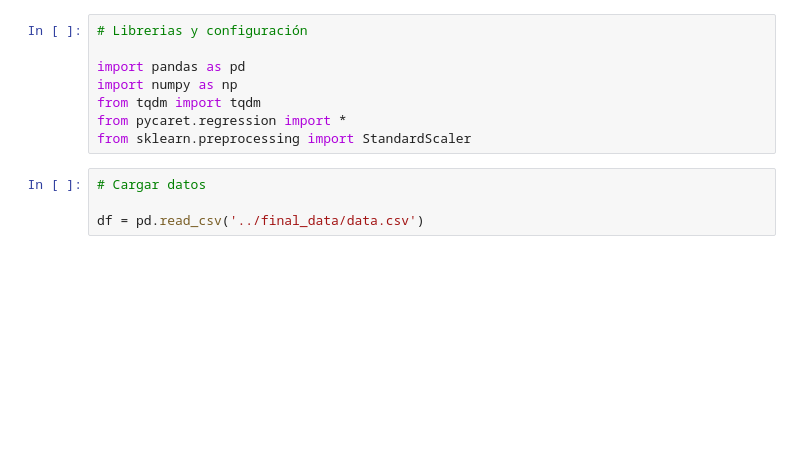
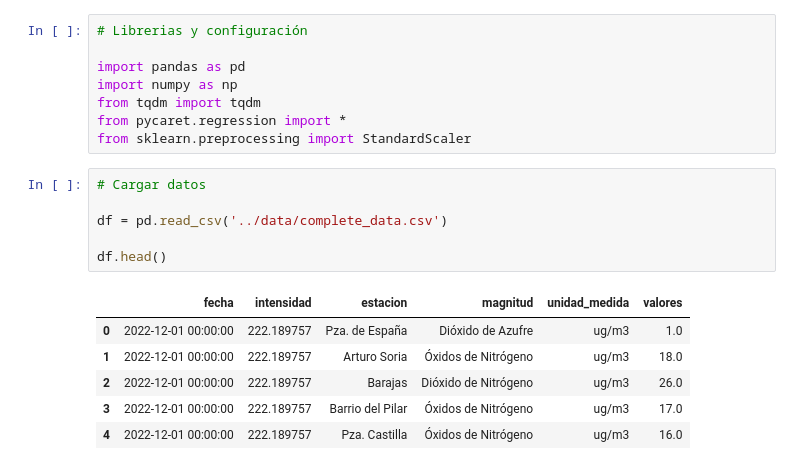
Before and after one commit to jorgefreires/Madrid_air_pollution, a Jupyter notebook: notebooks/machine_learning.ipynb, the cells around one changed output. Saved outputs shown, nothing was run; the diff lists cells and outputs as text; blank space fills up the shorter version.

```diff
--- a/notebooks/machine_learning.ipynb
+++ b/notebooks/machine_learning.ipynb
@@ -9,6 +9,15 @@ from sklearn.preprocessing import StandardScaler
 # %%
 # Cargar datos
 
-df = pd.read_csv('../final_data/data.csv')
+df = pd.read_csv('../data/complete_data.csv')
+
+df.head()
+# %% [output]
+|  | fecha | intensidad | estacion | magnitud | unidad_medida | valores |
+| 0 | 2022-12-01 00:00:00 | 222.189757 | Pza. de España | Dióxido de Azufre | ug/m3 | 1.0 |
+| 1 | 2022-12-01 00:00:00 | 222.189757 | Arturo Soria | Óxidos de Nitrógeno | ug/m3 | 18.0 |
+| 2 | 2022-12-01 00:00:00 | 222.189757 | Barajas | Dióxido de Nitrógeno | ug/m3 | 26.0 |
+| 3 | 2022-12-01 00:00:00 | 222.189757 | Barrio del Pilar | Óxidos de Nitrógeno | ug/m3 | 17.0 |
+| 4 | 2022-12-01 00:00:00 | 222.189757 | Pza. Castilla | Óxidos de Nitrógeno | ug/m3 | 16.0 |
 # %%
 # Se hace una lista con un df por cada contaminante para poder hacer un modelo por cada uno
```
Also changed, not shown: parts of 3 cells of this notebook, 2 other files.
